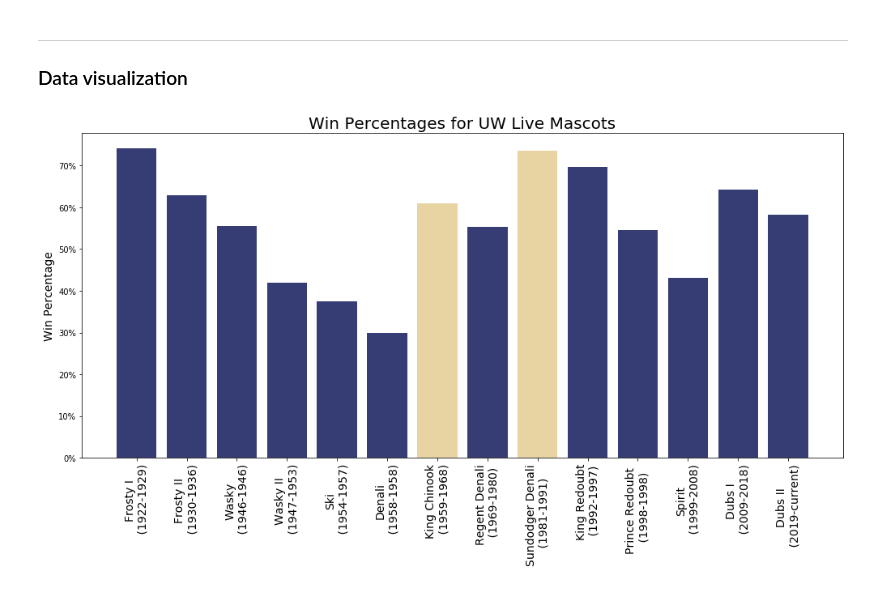
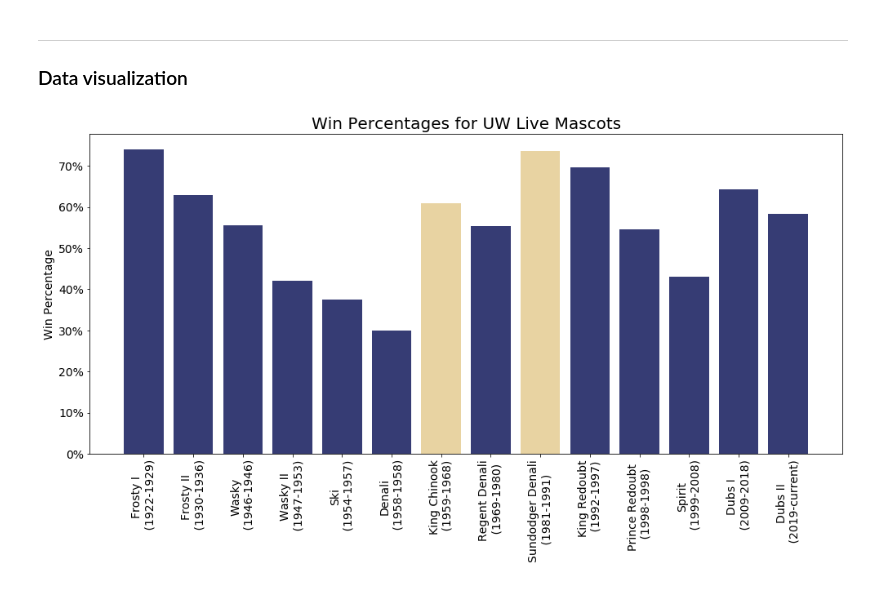
Before and after one commit to iletthedawgsout/blogposts, a Jupyter notebook: all_dogs_go_to_heaven/all_dawgs_go_to_heaven.ipynb, the cells around one changed output. Saved outputs shown, nothing was run; the diff lists cells and outputs as text; code cells hidden in the pictures.

Commit message:
Fixes font size for plot axis labels

```diff
--- a/all_dogs_go_to_heaven/all_dawgs_go_to_heaven.ipynb
+++ b/all_dogs_go_to_heaven/all_dawgs_go_to_heaven.ipynb
@@ -89,19 +89,21 @@ mascot_data["win_percentages"] = mascot_data["win_percentages"] * 100.0
 ----------
 ### Data visualization
 # %%
+plt.rcParams.update({'font.size': 14})
+
 fig = plt.figure(figsize=(14,8))
 ax = fig.add_subplot(1,1,1)
 plt.bar(x=mascot_data.index, height=mascot_data.win_percentages, color=mascot_data.colors)
 plt.xticks(mascot_data.index, mascot_data.labels, fontsize=14)
 plt.title("Win Percentages for UW Live Mascots", fontsize=20)
 plt.xticks(rotation=90)
 plt.ylabel("Win Percentage", fontsize=14)
 
 fmt = '%.f%%' # Format you want the ticks, e.g. '40%'
 yticks = mtick.FormatStrFormatter(fmt)
 ax.yaxis.set_major_formatter(yticks)
 
 plt.savefig("all_dawgs_go_to_heaven.jpg")
 plt.show()
 # %% [output]
-[figure, old version]
+[figure, new version]
```
Also changed, not shown: 1 other file.
